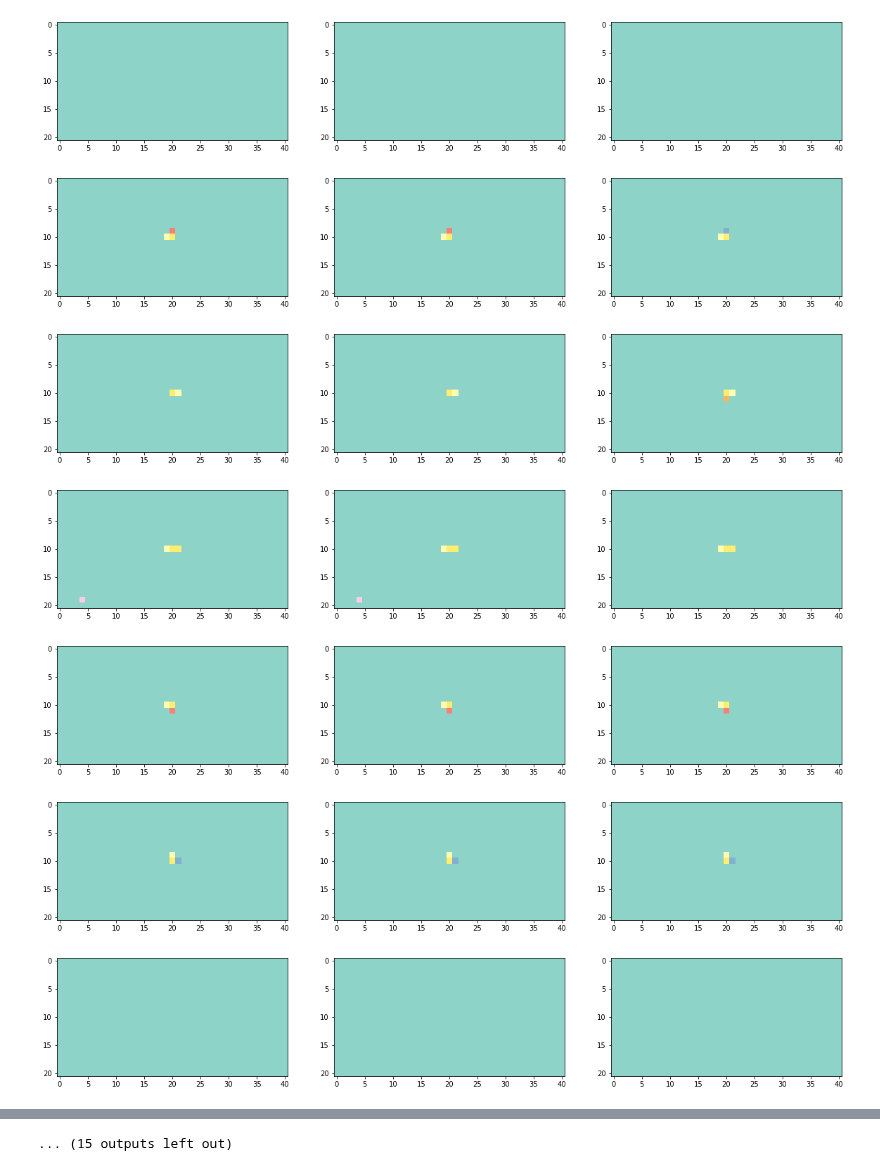
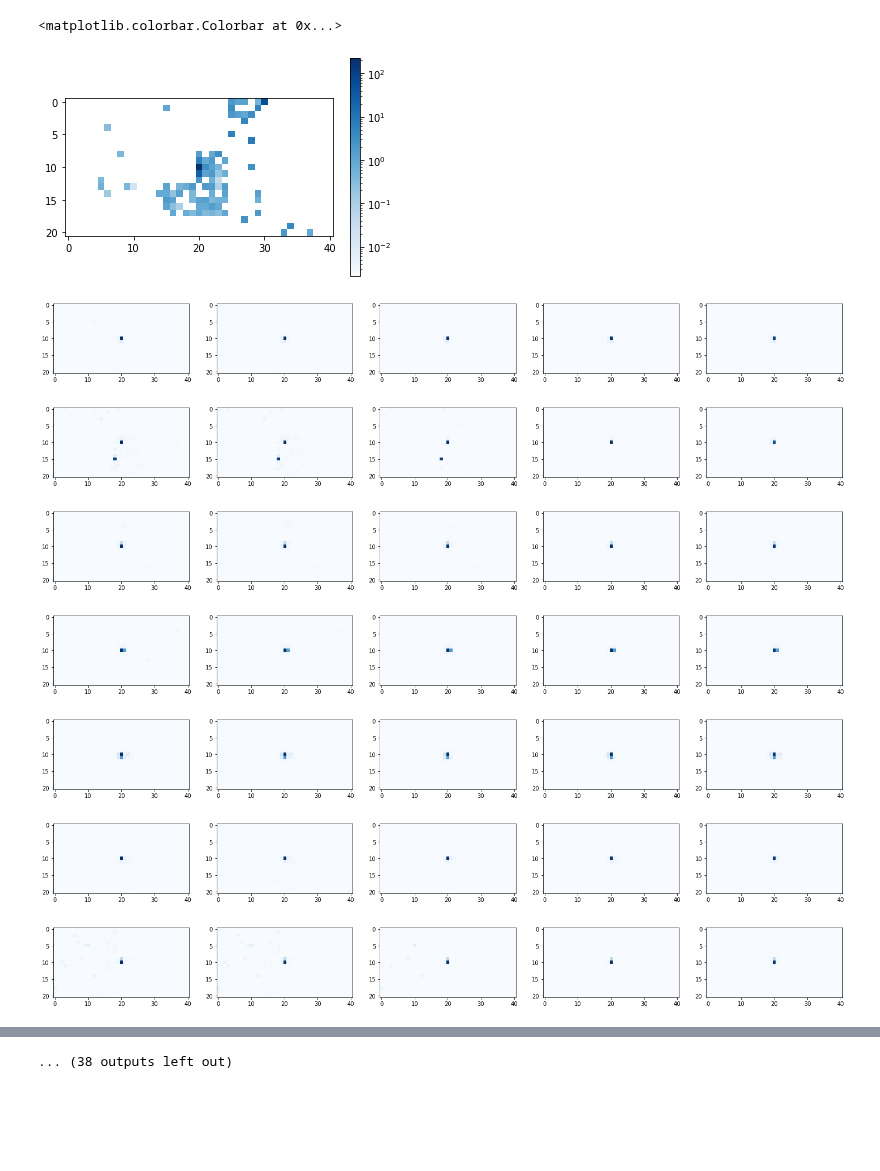
Before and after one commit to valsdav/DeepSuperCluster, a Jupyter notebook: Plots.ipynb, the cells around one changed output, grey strips where cells are left out. Cells and saved outputs as stored; diff of their text form; code cells hidden in the pictures; blank space fills up the shorter version.

```diff
--- a/Plots.ipynb
+++ b/Plots.ipynb
@@ -3,3 +4,6 @@ import numpy as np
 import matplotlib.pyplot as plt
+# %%
+data_calo = np.load("data_calo.npy")
+data_nocalo = np.load("data_nocalo.npy")
 # %%
-a = np.load("data_calo.npy")
+a = data_calo
@@ -26,14 +10,23 @@ array([[0., 0., 0., 0., 0., 0., 0., 0., 0., 0., 0., 0., 0., 0., 0., 0.,
+# %%
+plt.imshow(a[i,:,:,0], norm=colors.LogNorm(),cmap="Blues")
+plt.colorbar()
+# %% [output]
+<matplotlib.colorbar.Colorbar at 0x...>
+[figure, added]
 # %%
 for i in range(0, 100,2):
-    f, ax = plt.subplots(1,3,figsize=(20,10))
-    ax[0].imshow(a[i,:,:,0] ,cmap="Set3")
-    ax[1].imshow(a[i,:,:,1],cmap="Set3" )
-    ax[2].imshow(a[i,:,:,2] ,cmap="Set3" )
+    f, ax = plt.subplots(1,5,figsize=(25,15))
+    maxz = np.max(a[i,:,:,2])
+    ax[0].imshow(a[i,:,:,0] , vmax=maxz,cmap="Blues")
+    ax[1].imshow(a[i,:,:,1], vmax=maxz,cmap="Blues")
+    ax[2].imshow(a[i,:,:,2] ,vmax=maxz,cmap="Blues")
+    ax[3].imshow(a[i,:,:,3] ,vmax=maxz,cmap="Blues")
+    im3 = ax[4].imshow(a[i,:,:,4] ,vmax=maxz,cmap="Blues")
 # %% [output]
-[figure, old version]
+[figure, new version]
-[figure, old version]
+[figure, new version]
-[figure, old version]
+[figure, new version]
-[figure, old version]
+[figure, new version]
-[figure, old version]
+[figure, new version]
-[figure, old version]
+[figure, new version]
-[figure, old version]
+[figure, new version]
@@ -45 +38 @@ for i in range(0, 100,2):
-... (15 outputs left out)
+... (38 outputs left out)
```
Also changed, not shown: parts of 5 cells of this notebook, 4 other files.
